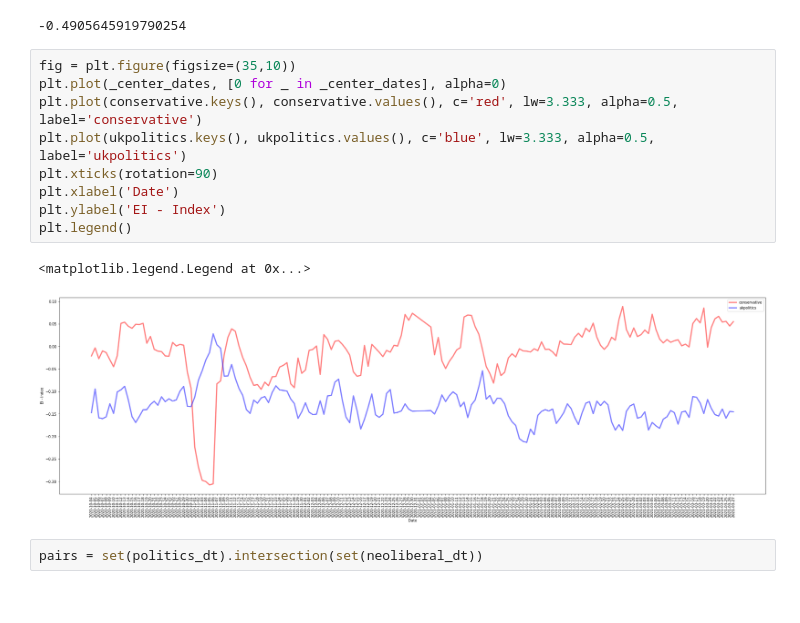
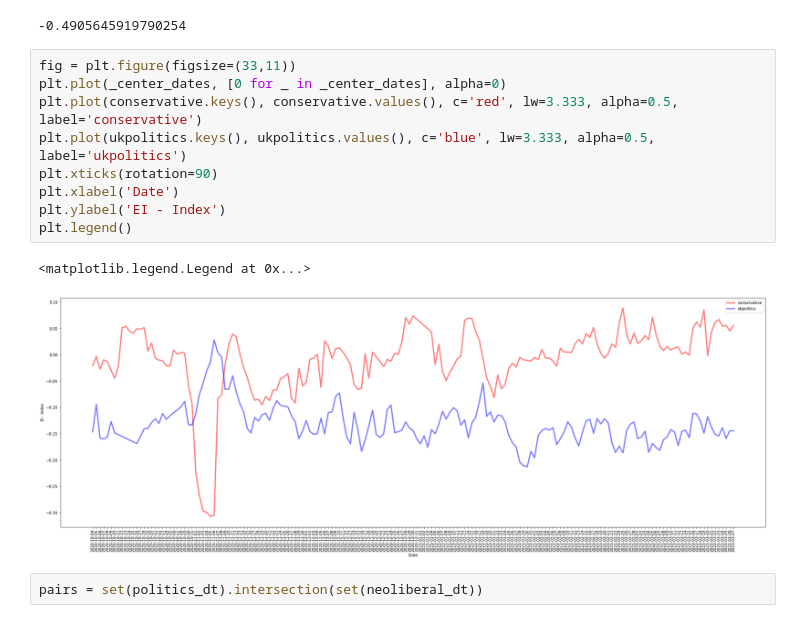
Before and after one commit to casonk/pushshift_python, a Jupyter notebook: Great_Lakes_HPC/ipynbs/insurrection/correlation.ipynb, the cells around one changed output. Saved outputs shown, nothing was run; the diff lists cells and outputs as text.

```diff
--- a/Great_Lakes_HPC/ipynbs/insurrection/correlation.ipynb
+++ b/Great_Lakes_HPC/ipynbs/insurrection/correlation.ipynb
@@ -279,17 +279,17 @@ correlation(conservative.values(), ukpolitics.values())
 # %% [output]
 -0.4905645919790254
 # %%
-fig = plt.figure(figsize=(35,10))
+fig = plt.figure(figsize=(33,11))
 plt.plot(_center_dates, [0 for _ in _center_dates], alpha=0)
 plt.plot(conservative.keys(), conservative.values(), c='red', lw=3.333, alpha=0.5, label='conservative')
 plt.plot(ukpolitics.keys(), ukpolitics.values(), c='blue', lw=3.333, alpha=0.5, label='ukpolitics')
 plt.xticks(rotation=90)
 plt.xlabel('Date')
 plt.ylabel('EI - Index')
 plt.legend()
 # %% [output]
 <matplotlib.legend.Legend at 0x...>
-[figure, old version]
+[figure, new version]
 # %%
 pairs = set(politics_dt).intersection(set(neoliberal_dt))
 # %%
```
Also changed, not shown: parts of 5 cells of this notebook.
